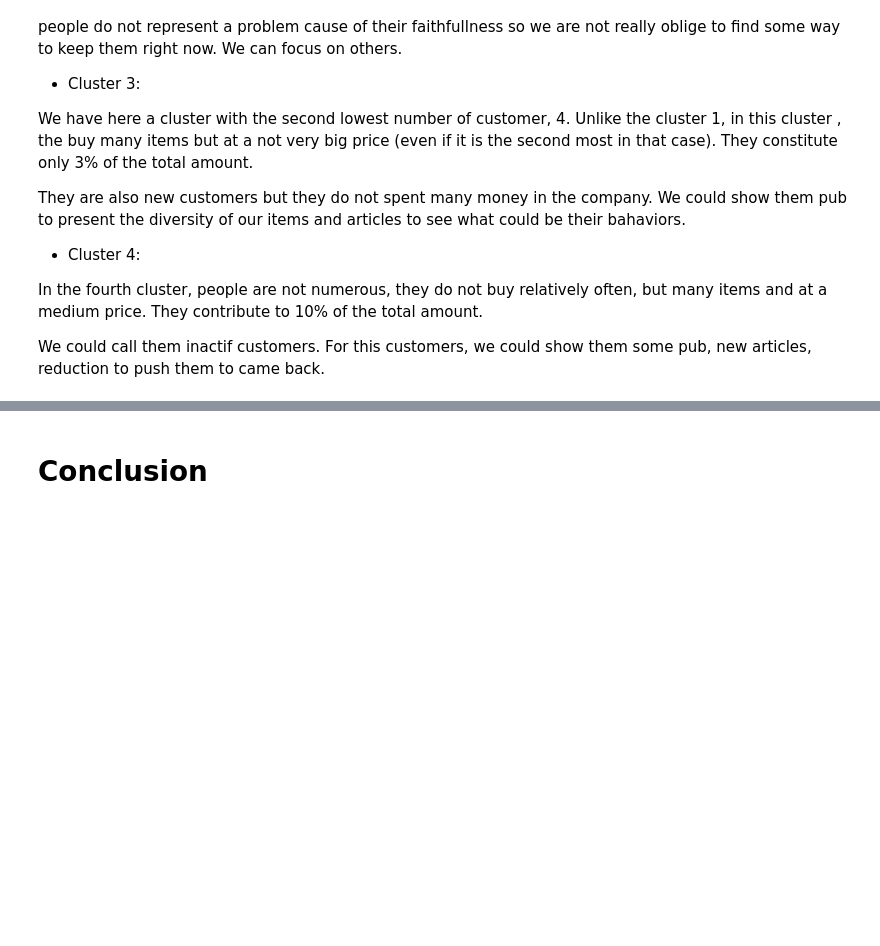
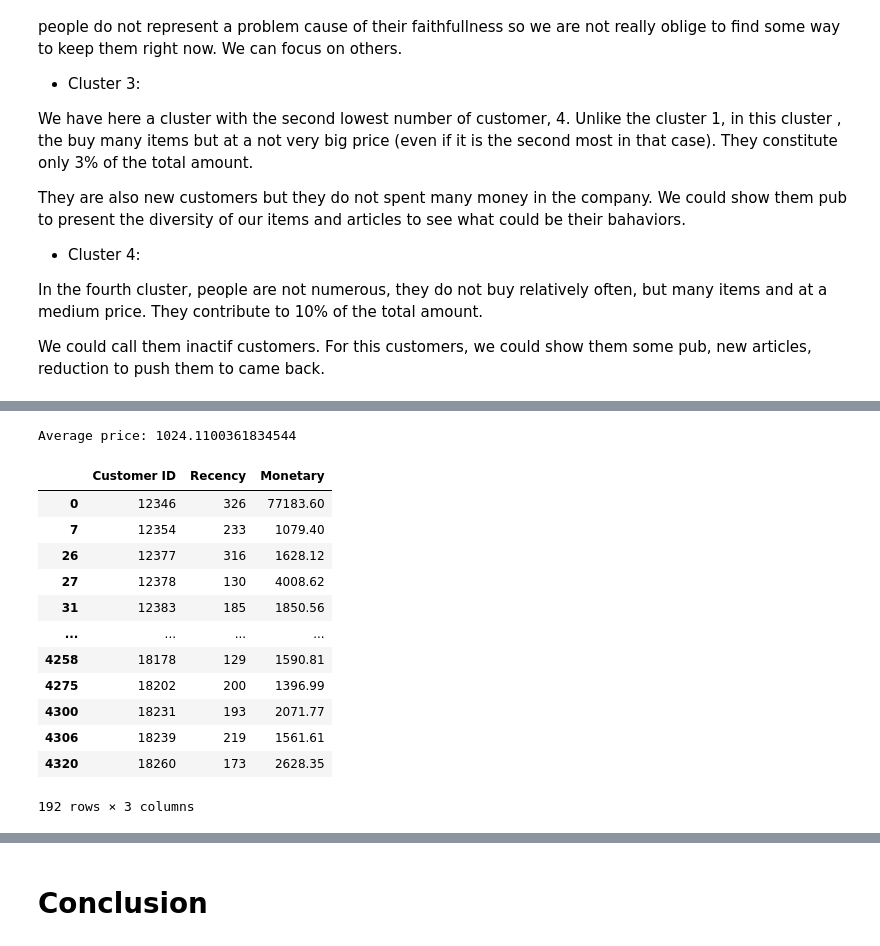
Before and after one commit to ChristianBOSSE361/Artificial_Intelligence, a Jupyter notebook: MachineLearning/Customer_Classification/projet5.ipynb, the cells around one changed output, grey strips where cells are left out. Saved outputs shown, nothing was run; the diff lists cells and outputs as text; code cells hidden in the pictures; blank space fills up the shorter version.

```diff
--- a/MachineLearning/Customer_Classification/projet5.ipynb
+++ b/MachineLearning/Customer_Classification/projet5.ipynb
@@ -499,0 +514,24 @@ finish correctly this project.
+# %%
+#Average price of a purchase
+avg_price=sum(monetary['Monetary'])/(monetary.shape[0]*2)
+print("Average price:",avg_price)
+
+# Definition of the data frame churn_risk
+churn_risk=rfm[["Customer ID","Recency","Monetary"]]
+churn_risk=churn_risk[(churn_risk["Recency"]>=100) & (churn_risk["Monetary"]>avg_price)]
+churn_risk
+# %% [output]
+Average price: 1024.1100361834544
+|  | Customer ID | Recency | Monetary |
+| 0 | 12346 | 326 | 77183.60 |
+| 7 | 12354 | 233 | 1079.40 |
+| 26 | 12377 | 316 | 1628.12 |
+| 27 | 12378 | 130 | 4008.62 |
+| 31 | 12383 | 185 | 1850.56 |
+| ... | ... | ... | ... |
+| 4258 | 18178 | 129 | 1590.81 |
+| 4275 | 18202 | 200 | 1396.99 |
+| 4300 | 18231 | 193 | 2071.77 |
+| 4306 | 18239 | 219 | 1561.61 |
+| 4320 | 18260 | 173 | 2628.35 |
+192 rows × 3 columns
```
Also changed, not shown: parts of 10 cells of this notebook.
